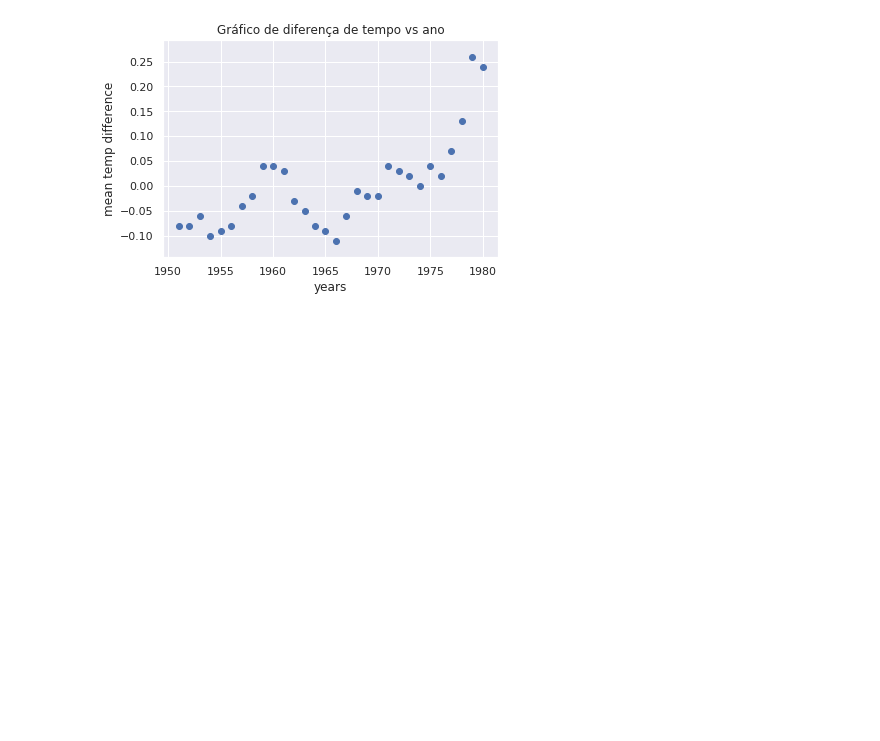
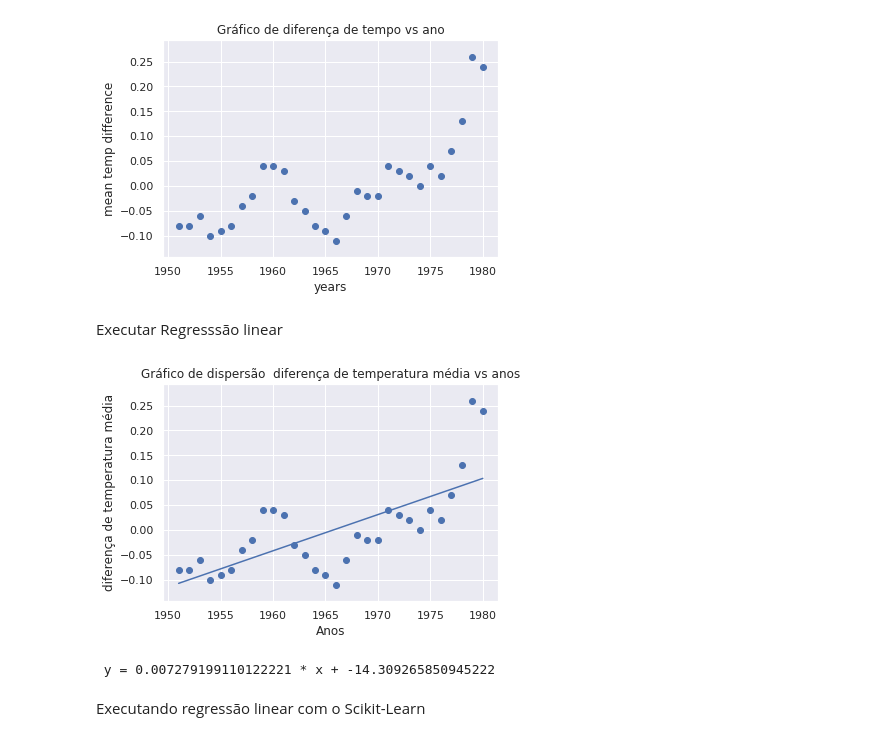
Before and after one commit to emersonleo/mudancas-climaticas, a Jupyter notebook: climatechange.ipynb, the cells around one changed output. Saved outputs shown, nothing was run; the diff lists cells and outputs as text; code cells hidden in the pictures; blank space fills up the shorter version.

Commit message:
usando NumPy para regressão linear

```diff
--- a/climatechange.ipynb
+++ b/climatechange.ipynb
@@ -20,3 +22,31 @@ plt.ylabel('mean temp difference', fontsize=12)
 plt.show()
 # %% [output]
 [figure]
+# %% [markdown]
+Executar Regresssão linear
+# %%
+m,b = np.polyfit(yearsBase, meanBase,1)
+
+
+#como o y só depende do valor de x, uma função de primeiro grau indica o y
+#como só temos o x, o np.polyfit(x,y,1) retorna os valor que multiplicado e somado ao x chegaremos ao y
+def f(x):
+    y = m*x + b
+    return y
+
+plt.scatter(yearsBase, meanBase)
+plt.plot(yearsBase, f(yearsBase))
+plt.title('Gráfico de dispersão da diferença de temperatura média vs anos')
+plt.xlabel('Anos', fontsize=12)
+plt.ylabel('diferença de temperatura média', fontsize=12)
+plt.show()
+
+print(' y = {0} * x + {1}'.format(m, b))
+
+
+plt.show()
+# %% [output]
+[figure, added]
+ y = 0.007279199110122221 * x + -14.309265850945222
+# %% [markdown]
+Executando regressão linear com o Scikit-Learn
```
Also changed, not shown: parts of 2 cells of this notebook.
